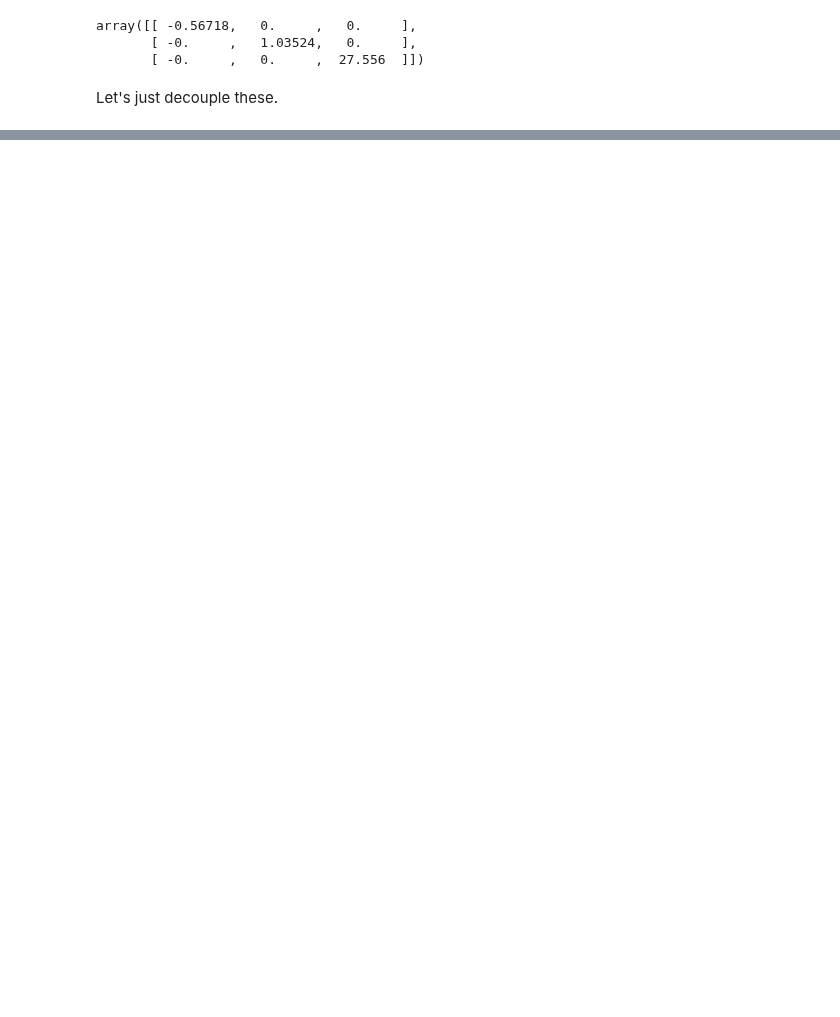
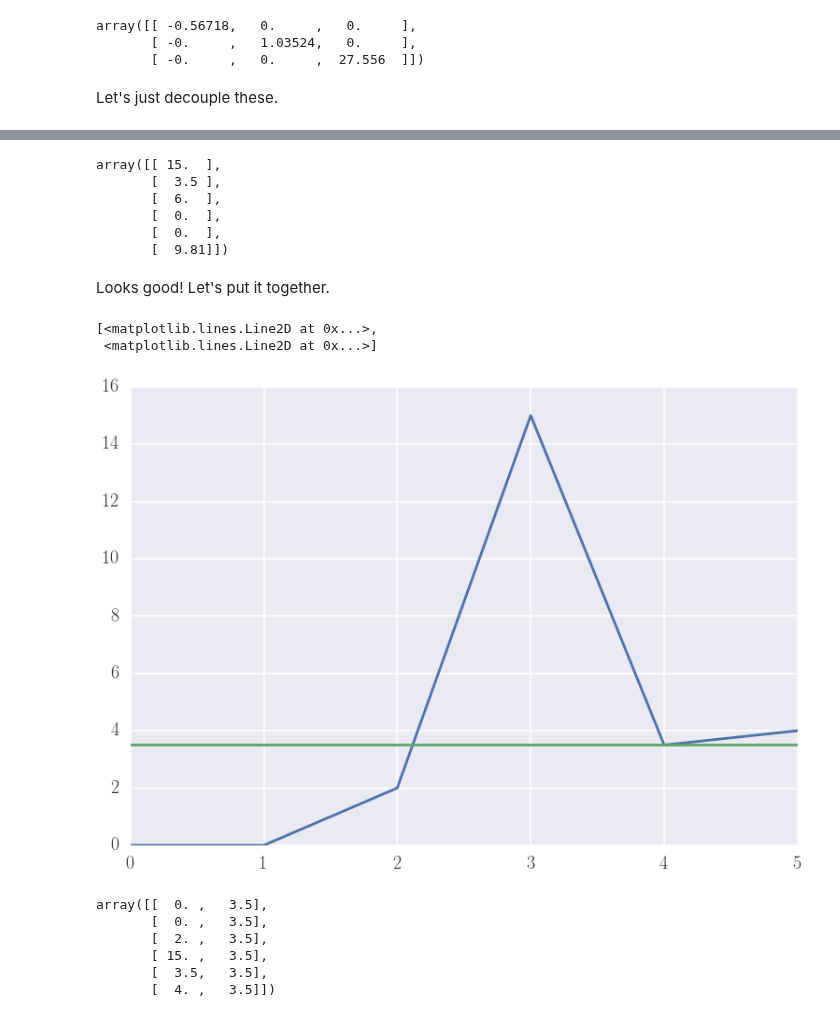
Before and after one commit to harvard-cs205/cs205-homework, a Jupyter notebook: HW0/P4/2015_09_02_v01.ipynb, the cells around one changed output, grey strips where cells are left out. Cells and saved outputs as stored; diff of their text form; code cells hidden in the pictures; blank space fills up the shorter version.

```diff
--- a/HW0/P4/2015_09_02_v01.ipynb
+++ b/HW0/P4/2015_09_02_v01.ipynb
@@ -52,0 +65,2 @@ Let's just decouple these.
+# %%
+g = 9.81
@@ -52,0 +71,49 @@ Let's just decouple these.
+# %%
+np.dot(A, s0) + a
+# %% [output]
+array([[ 15.  ],
+       [  3.5 ],
+       [  6.  ],
+       [  0.  ],
+       [  0.  ],
+       [  9.81]])
+# %% [markdown]
+Looks good! Let's put it together.
+# %%
+### Define arrays and such
+c = 1.
+deltaT = 1.
+A = np.array([
+        [1, 0, 0, deltaT, 0, 0],
+        [0, 1, 0, 0, deltaT, 0],
+        [0, 0, 1, 0, 0, deltaT],
+        [0, 0, 0, 1- c*deltaT, 0, 0],
+        [0, 0, 0, 0, 1 - c*deltaT, 0],
+        [0, 0, 0, 0, 0, 1-c*deltaT]
+    ])
+a = np.array([[0, 0, 0, 0, 0, g*deltaT]]).T
+s0 = np.array([[0, 0, 2, 15, 3.5, 4.0]]).T
+
+K = 20
+positions = np.zeros((6, K), dtype = np.double)
+positions[:, 0] = s0[:, 0]
+for i in range(1, K):
+    cur_position = positions[:, i-1]
+    cur_position = np.array([cur_position]).T
+    update_position = np.dot(A, cur_position) + a
+    positions[:, i] = update_position[1, :]
+# %%
+plt.plot(positions[:, 0:2])
+# %% [output]
+[<matplotlib.lines.Line2D at 0x...>,
+ <matplotlib.lines.Line2D at 0x...>]
+[figure, added]
+# %%
+positions[:, 0:2]
+# %% [output]
+array([[  0. ,   3.5],
+       [  0. ,   3.5],
+       [  2. ,   3.5],
+       [ 15. ,   3.5],
+       [  3.5,   3.5],
+       [  4. ,   3.5]])
```
Also changed, not shown: parts of 6 cells of this notebook, 1 other file.
